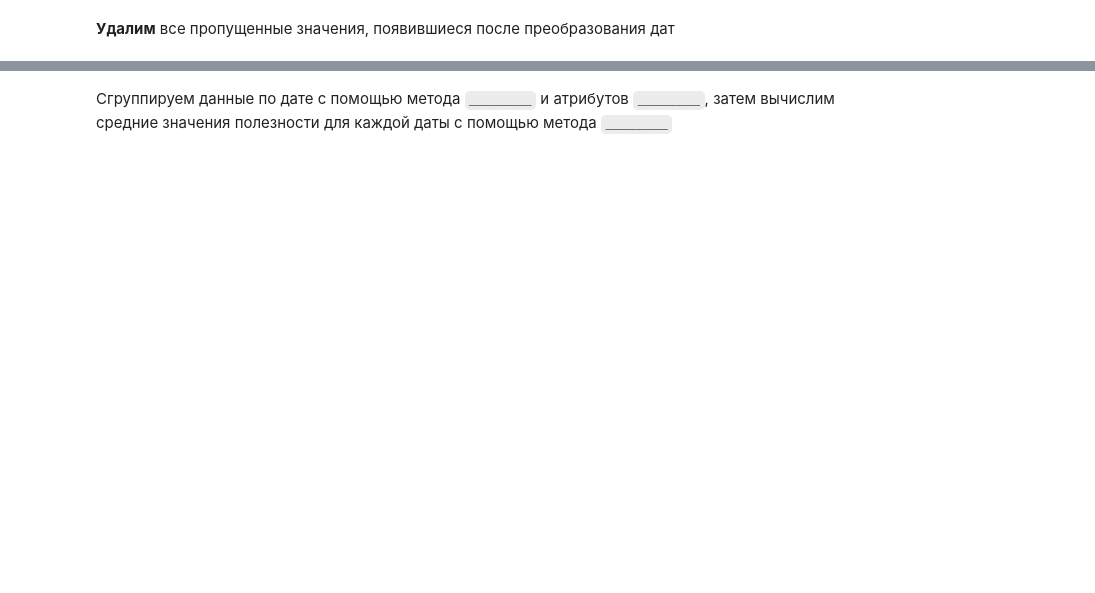
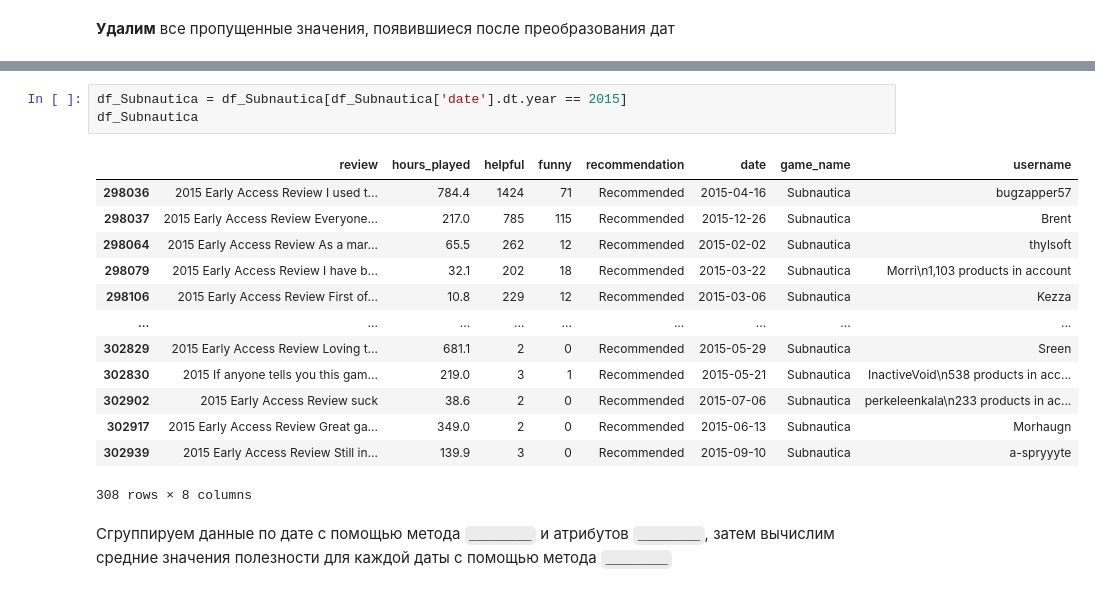
Before and after one commit to winter1x/top-python, a Jupyter notebook: анализ/matplotlib.ipynb, the cells around one changed output, grey strips where cells are left out. Cells and saved outputs as stored; diff of their text form; blank space fills up the shorter version.

```diff
--- a/анализ/matplotlib.ipynb
+++ b/анализ/matplotlib.ipynb
@@ -161,2 +317,19 @@ https://matplotlib.org/ - сайт с официальной документа
+# %%
+df_Subnautica = df_Subnautica[df_Subnautica['date'].dt.year == 2015]
+df_Subnautica
+# %% [output]
+|  | review | hours_played | helpful | funny | recommendation | date | game_name | username |
+| 298036 | 2015 Early Access Review I used t... | 784.4 | 1424 | 71 | Recommended | 2015-04-16 | Subnautica | bugzapper57 |
+| 298037 | 2015 Early Access Review Everyone... | 217.0 | 785 | 115 | Recommended | 2015-12-26 | Subnautica | Brent |
+| 298064 | 2015 Early Access Review As a mar... | 65.5 | 262 | 12 | Recommended | 2015-02-02 | Subnautica | thylsoft |
+| 298079 | 2015 Early Access Review I have b... | 32.1 | 202 | 18 | Recommended | 2015-03-22 | Subnautica | Morri\n1,103 products in account |
+| 298106 | 2015 Early Access Review First of... | 10.8 | 229 | 12 | Recommended | 2015-03-06 | Subnautica | Kezza |
+| ... | ... | ... | ... | ... | ... | ... | ... | ... |
+| 302829 | 2015 Early Access Review Loving t... | 681.1 | 2 | 0 | Recommended | 2015-05-29 | Subnautica | Sreen |
+| 302830 | 2015 If anyone tells you this gam... | 219.0 | 3 | 1 | Recommended | 2015-05-21 | Subnautica | InactiveVoid\n538 products in acc... |
+| 302902 | 2015 Early Access Review suck | 38.6 | 2 | 0 | Recommended | 2015-07-06 | Subnautica | perkeleenkala\n233 products in ac... |
+| 302917 | 2015 Early Access Review Great ga... | 349.0 | 2 | 0 | Recommended | 2015-06-13 | Subnautica | Morhaugn |
+| 302939 | 2015 Early Access Review Still in... | 139.9 | 3 | 0 | Recommended | 2015-09-10 | Subnautica | a-spryyyte |
+308 rows × 8 columns
 # %% [markdown]
 Cгруппируем данные по дате с помощью метода `________` и атрибутов `________`, затем вычислим средние значения полезности для каждой даты с помощью метода `________`
```
Also changed, not shown: parts of 23 cells of this notebook.
